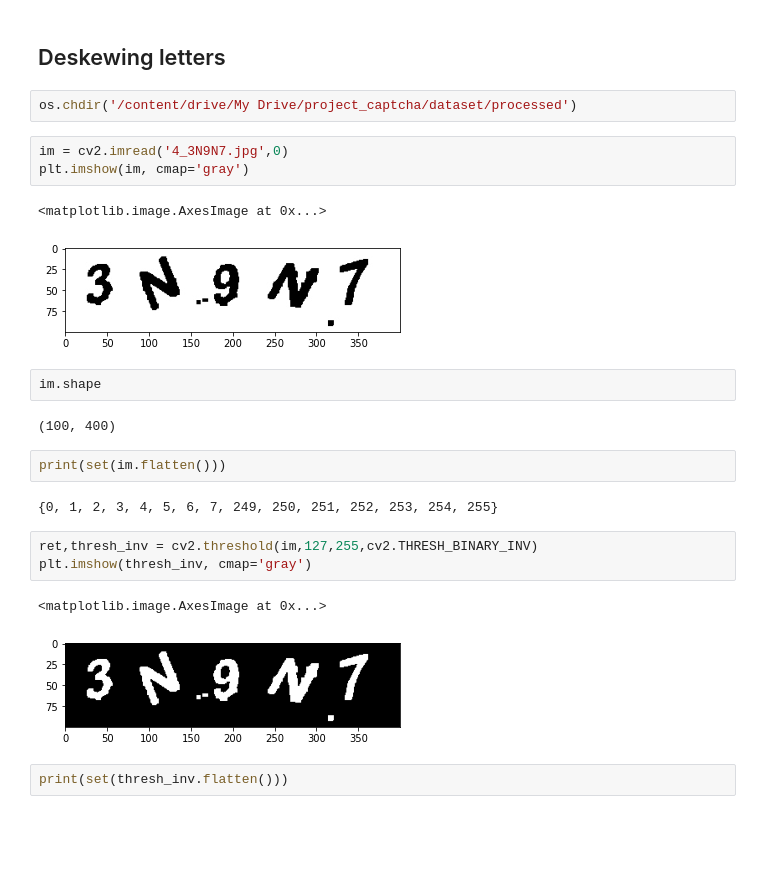
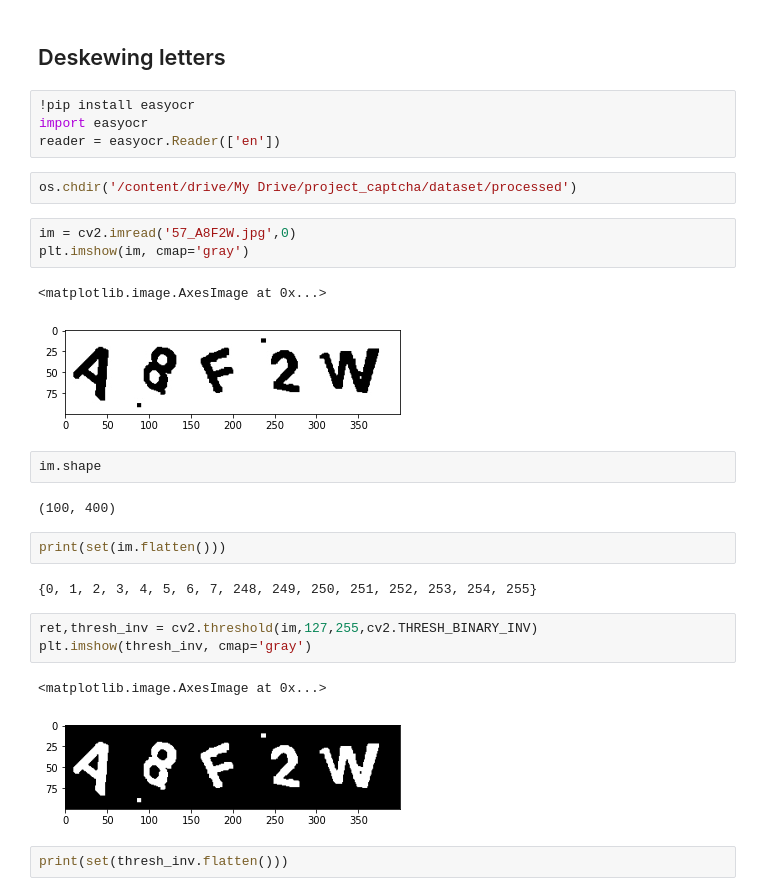
Before and after one commit to srijansingh53/captcha_breaker, a Jupyter notebook: preprocessing.ipynb, the cells around one changed output. Saved outputs shown, nothing was run; the diff lists cells and outputs as text; blank space fills up the shorter version.

```diff
--- a/preprocessing.ipynb
+++ b/preprocessing.ipynb
@@ -131,14 +131,18 @@ for file in files:
     cv2.imwrite('../processed/'+file, processed)
 # %% [markdown]
 ## Deskewing letters
+# %%
+!pip install easyocr
+import easyocr
+reader = easyocr.Reader(['en'])
 # %%
 os.chdir('/content/drive/My Drive/project_captcha/dataset/processed')
 # %%
-im = cv2.imread('4_3N9N7.jpg',0)
+im = cv2.imread('57_A8F2W.jpg',0)
 plt.imshow(im, cmap='gray')
 # %% [output]
 <matplotlib.image.AxesImage at 0x...>
-[figure, old version]
+[figure, new version]
 # %%
 im.shape
 # %% [output]
@@ -146,13 +150,13 @@ im.shape
 # %%
 print(set(im.flatten()))
 # %% [output]
-{0, 1, 2, 3, 4, 5, 6, 7, 249, 250, 251, 252, 253, 254, 255}
+{0, 1, 2, 3, 4, 5, 6, 7, 248, 249, 250, 251, 252, 253, 254, 255}
 # %%
 ret,thresh_inv = cv2.threshold(im,127,255,cv2.THRESH_BINARY_INV)
 plt.imshow(thresh_inv, cmap='gray')
 # %% [output]
 <matplotlib.image.AxesImage at 0x...>
-[figure, old version]
+[figure, new version]
 # %%
 print(set(thresh_inv.flatten()))
 # %% [output]
```
Also changed, not shown: parts of 12 cells of this notebook.
